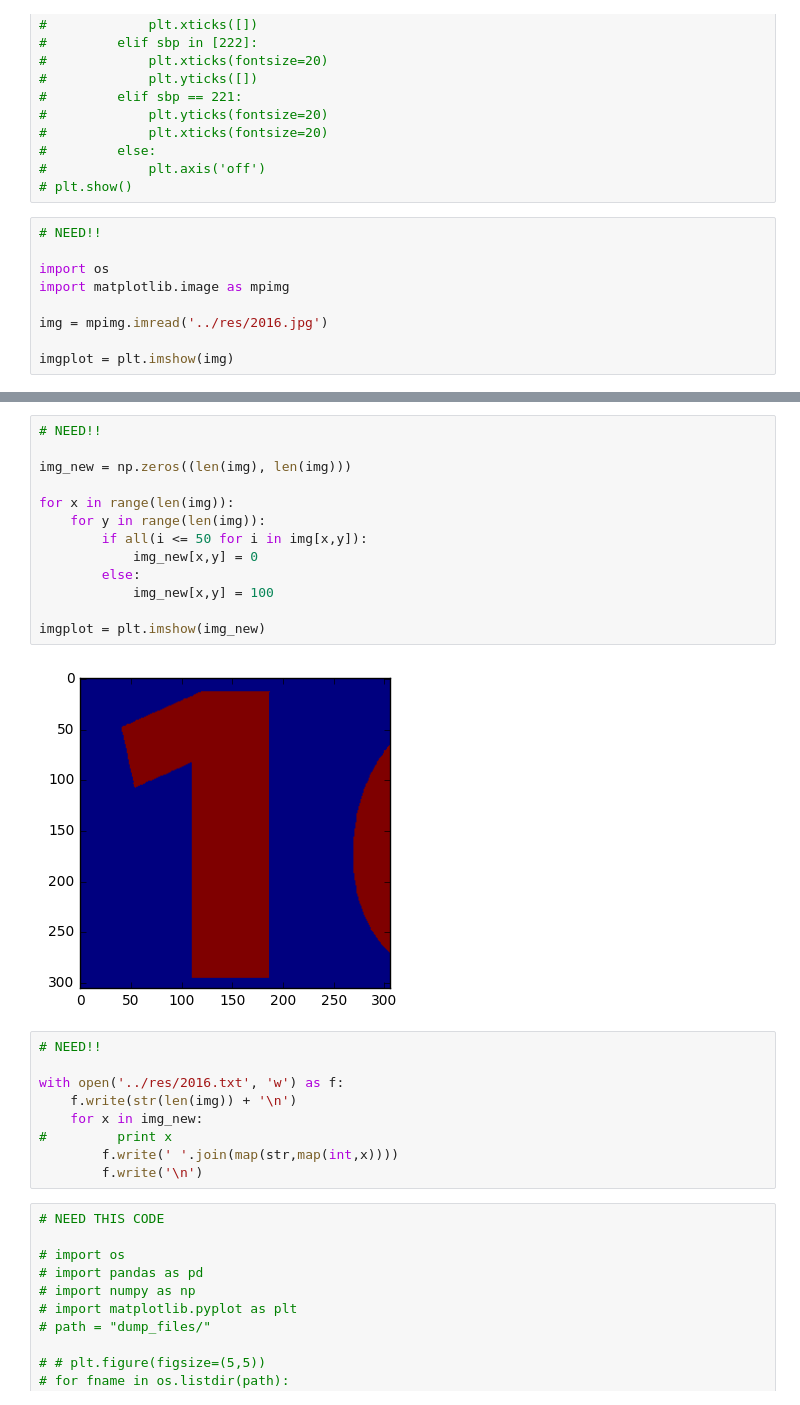
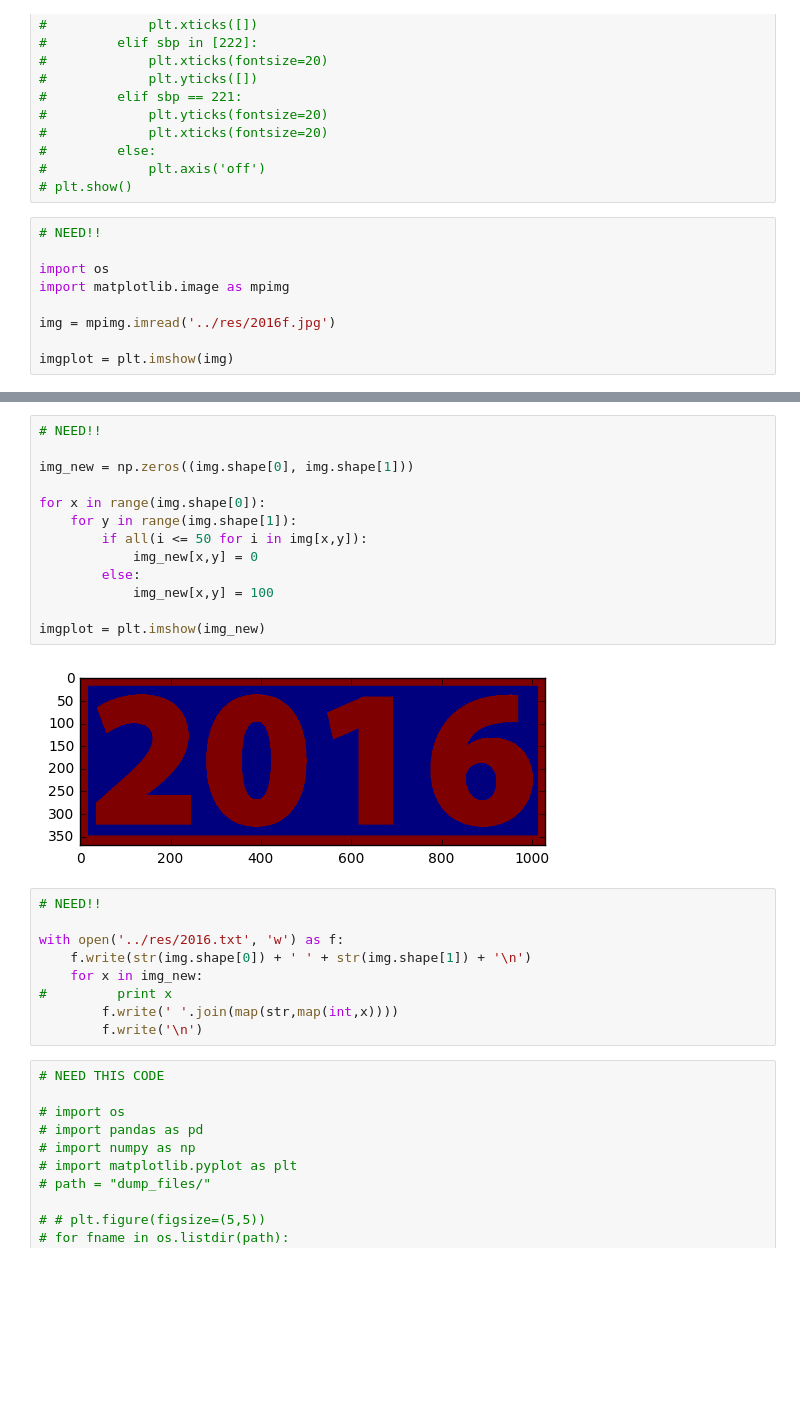
Before and after one commit to akarazeev/HeatEquation-5sem-MIPT-2016, a Jupyter notebook: tools/plots.ipynb, the cells around one changed output, grey strips where cells are left out. Cells and saved outputs as stored; diff of their text form; blank space fills up the shorter version.

```diff
--- a/tools/plots.ipynb
+++ b/tools/plots.ipynb
@@ -47,7 +47,7 @@ import matplotlib.pyplot as plt
 import os
 import matplotlib.image as mpimg
 
-img = mpimg.imread('../res/2016.jpg')
+img = mpimg.imread('../res/2016f.jpg')
 
 imgplot = plt.imshow(img)
 # %% [output]
@@ -55,23 +59,23 @@ imgplot = plt.imshow(img)
 # %%
 # NEED!!
 
-img_new = np.zeros((len(img), len(img)))
+img_new = np.zeros((img.shape[0], img.shape[1]))
 
-for x in range(len(img)):
-    for y in range(len(img)):
+for x in range(img.shape[0]):
+    for y in range(img.shape[1]):
         if all(i <= 50 for i in img[x,y]):
             img_new[x,y] = 0
         else:
             img_new[x,y] = 100
 
 imgplot = plt.imshow(img_new)
 # %% [output]
-[figure, old version]
+[figure, new version]
 # %%
 # NEED!!
 
 with open('../res/2016.txt', 'w') as f:
-    f.write(str(len(img)) + '\n')
+    f.write(str(img.shape[0]) + ' ' + str(img.shape[1]) + '\n')
     for x in img_new:
 #         print x
         f.write(' '.join(map(str,map(int,x))))
```
Also changed, not shown: parts of 2 cells of this notebook, 8 other files.
